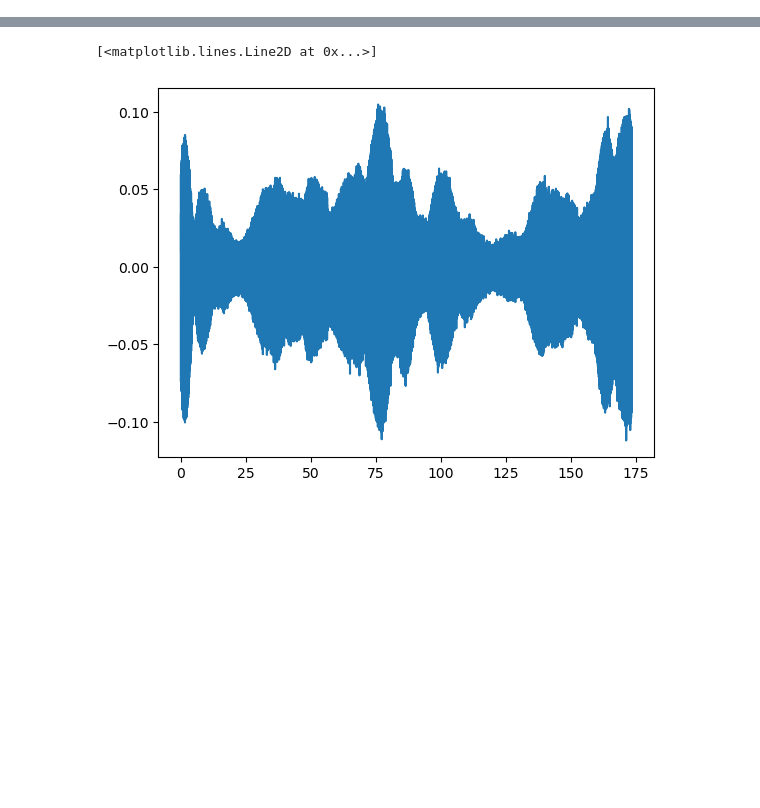
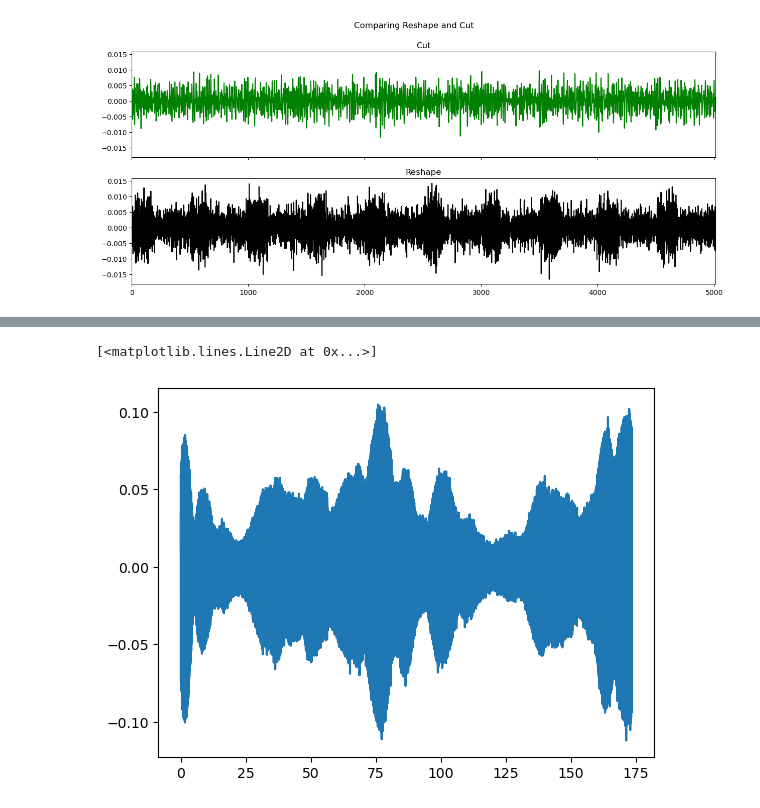
Before and after one commit to FraCSPy/FraCSPy, a Jupyter notebook: Notebooks/Lab_RockBlock/BallDropTest/TMP_DASTest_Banding.ipynb, the cells around one changed output, grey strips where cells are left out. Cells and saved outputs as stored; diff of their text form; code cells hidden in the pictures; blank space fills up the shorter version.

Commit message:
Detangling from hydrafrac codes

```diff
--- a/Notebooks/Lab_RockBlock/BallDropTest/TMP_DASTest_Banding.ipynb
+++ b/Notebooks/Lab_RockBlock/BallDropTest/TMP_DASTest_Banding.ipynb
@@ -19,6 +35,20 @@ def DAS_to_2D(origdata):
+# %%
+# Original Based on Islams illustrations
+def DAS_to_2D_cut(origdata):
+    # print(origdata.shape[1])
+    npwin = origdata.shape[1]//3
+    print("nwin = ",npwin)
+    x0 = origdata[:,:npwin]
+    x1 = origdata[:,npwin:2*npwin]
+    # data_3D = origdata.reshape([origdata.shape[0],origdata.shape[1]//3,3])
+    # data_3D = data_3D.transpose([2,0,1])
+    # data_2D = data_3D.reshape([3,data_3D.shape[1]*data_3D.shape[2]])
+    return x1.ravel()
 # %%
-new_w15_data = DAS_to_2D(np.loadtxt('/home/birniece/Downloads/New_Wrap_1_time.csv', delimiter=',',))[1]
-orig_w15_data = DAS_to_2D(np.loadtxt('/home/birniece/Downloads/Orig_Wrap_1_time.csv', delimiter=',',))[1]
+file = '/media/birniece/Extreme SSD/HydraFrac/ProcessingDASTests/FinishedProcessedData_BackgroundOnly/ProcessedData_WithoutRemovedTraces/Wrap_12_time.csv'
+
+wrap_cut = DAS_to_2D_cut(np.loadtxt(file, delimiter=',',))
+wrap_reshape = DAS_to_2D(np.loadtxt(file, delimiter=',',))[1]
 
 # new_w15_data = DAS_to_2D(np.loadtxt('/home/birniece/Downloads/extt_Wrap_1_time.csv', delimiter=',',))[1]
 # orig_w15_data = DAS_to_2D(np.loadtxt('/home/birniece/Downloads/Wrap_1_time.csv', delimiter=',',))[1]
@@ -30,0 +61,66 @@ nwin =  401
+# %%
+mid_point = wrap_cut.shape[0]//501//2
+# %%
+nwins= 10
+win_length = 501
+fig,axs = plt.subplots(2,1,figsize=[15,6], sharex=True, sharey=True)
+
+axs[0].plot(wrap_cut[:nwins*win_length], c='green')
+axs[1].plot(wrap_reshape[:nwins*win_length], c='k')
+# for i in range(nwins):
+#     ax.axvline(i*802, c='r')
+axs[0].set_title('Cut')
+axs[1].set_title('Reshape')
+fig.suptitle('Comparing Reshape and Cut')
+for ax in axs: ax.set_xlim([0,nwins*win_length])
+
+fig,axs = plt.subplots(3,1,figsize=[15,6])
+# First 100
+nwins = 10
+axs[0].plot(wrap_cut[:nwins*win_length], c='green')
+for i in range(nwins):
+    axs[0].axvline(i*win_length, c='r',ls=':')
+axs[0].set_title('CUT First 10 rows')
+axs[0].set_xlim([0,nwins*win_length])
+
+# Middle 4
+nwins = 4
+axs[1].plot(wrap_cut[mid_point*win_length:][:nwins*win_length], c='green')
+for i in range(nwins):
+    axs[1].axvline(i*win_length, c='r',ls=':')
+axs[1].set_xlim([0,nwins*win_length])
+axs[1].set_title('CUT Middle 4 rows')
+
+# CLOSE SUP
+nwins= 2
+axs[2].plot(wrap_cut[mid_point*win_length:][:nwins*win_length], c='green')
+for i in range(nwins):
+    axs[2].axvline(i*win_length, c='r',ls=':')
+axs[2].set_xlim([9*win_length//10,nwins*win_length-(9*win_length//10)])
+axs[2].set_title('CUT Middle Row Pass')
+
+fig,axs = plt.subplots(3,1,figsize=[15,6])
+# First 100
+nwins = 10
+axs[0].plot(wrap_reshape[:nwins*win_length], c='k')
+for i in range(nwins):
+    axs[0].axvline(i*win_length, c='r',ls=':')
+axs[0].set_title('RESHAPE First 10 rows')
+axs[0].set_xlim([0,nwins*win_length])
+
+# Middle 4
+nwins = 4
+axs[1].plot(wrap_reshape[mid_point*win_length:][:nwins*win_length], c='k')
+for i in range(nwins):
+    axs[1].axvline(i*win_length, c='r',ls=':')
+axs[1].set_xlim([0,nwins*win_length])
+axs[1].set_title('RESHAPE Middle 4 rows')
+
+# CLOSE SUP
+nwins= 2
+axs[2].plot(wrap_reshape[mid_point*win_length:][:nwins*win_length], c='k')
+for i in range(nwins):
+    axs[2].axvline(i*win_length, c='r',ls=':')
+axs[2].set_xlim([9*win_length//10,nwins*win_length-(9*win_length//10)])
+axs[2].set_title('RESHAPE Middle Row Pass')
+# %% [output]
@@ -30,0 +128 @@ nwin =  401
+[figure, added]
```
Also changed, not shown: parts of 14 cells of this notebook, 25 other files.
